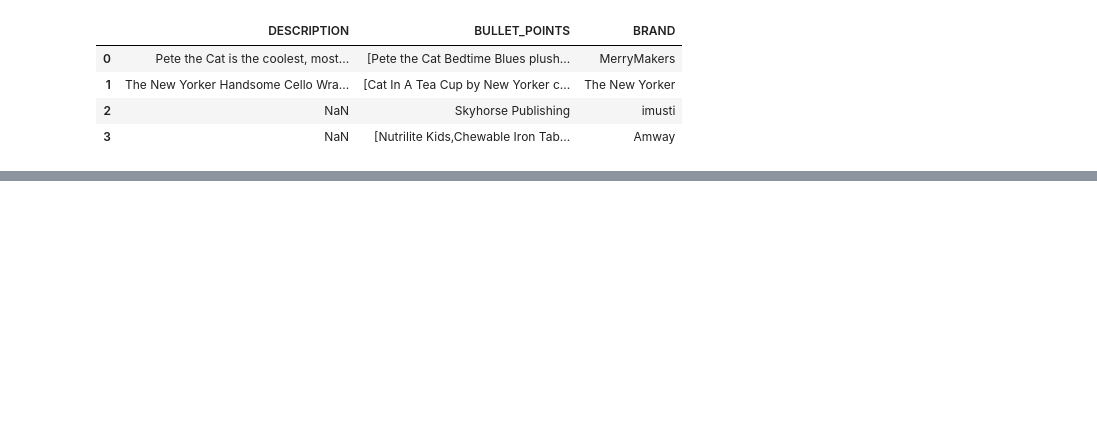
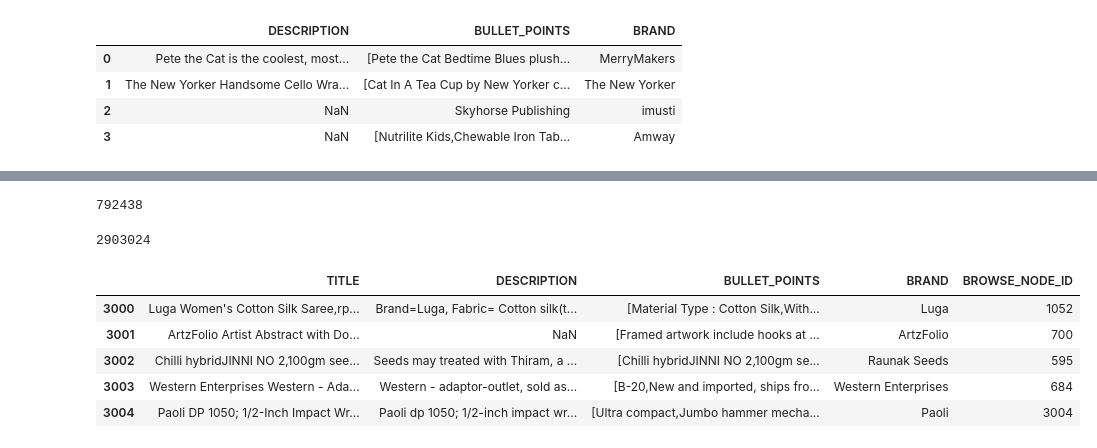
Before and after one commit to goyal9mili/AmazonMLChallenge, a Jupyter notebook: amazonML.ipynb, the cells around one changed output, grey strips where cells are left out. Cells and saved outputs as stored; diff of their text form; code cells hidden in the pictures; blank space fills up the shorter version.

```diff
--- a/amazonML.ipynb
+++ b/amazonML.ipynb
@@ -38,0 +55,19 @@ d1[d1.columns[1:4]]
+# %%
+# finding out the number of rows in which there is atleast 1 NAN
+data.shape[0] - data.dropna().shape[0]
+# %% [output]
+792438
+# %%
+# Total number of rows
+data.shape[0]
+# %% [output]
+2903024
+# %%
+data[3000:3005]
+# %% [output]
+|  | TITLE | DESCRIPTION | BULLET_POINTS | BRAND | BROWSE_NODE_ID |
+| 3000 | Luga Women's Cotton Silk Saree,rp... | Brand=Luga, Fabric= Cotton silk(t... | [Material Type : Cotton Silk,With... | Luga | 1052 |
+| 3001 | ArtzFolio Artist Abstract with Do... | NaN | [Framed artwork include hooks at ... | ArtzFolio | 700 |
+| 3002 | Chilli hybridJINNI NO 2,100gm see... | Seeds may treated with Thiram, a ... | [Chilli hybridJINNI NO 2,100gm se... | Raunak Seeds | 595 |
+| 3003 | Western Enterprises Western - Ada... | Western - adaptor-outlet, sold as... | [B-20,New and imported, ships fro... | Western Enterprises | 684 |
+| 3004 | Paoli DP 1050; 1/2-Inch Impact Wr... | Paoli dp 1050; 1/2-inch impact wr... | [Ultra compact,Jumbo hammer mecha... | Paoli | 3004 |
```
Also changed, not shown: parts of 10 cells of this notebook.
